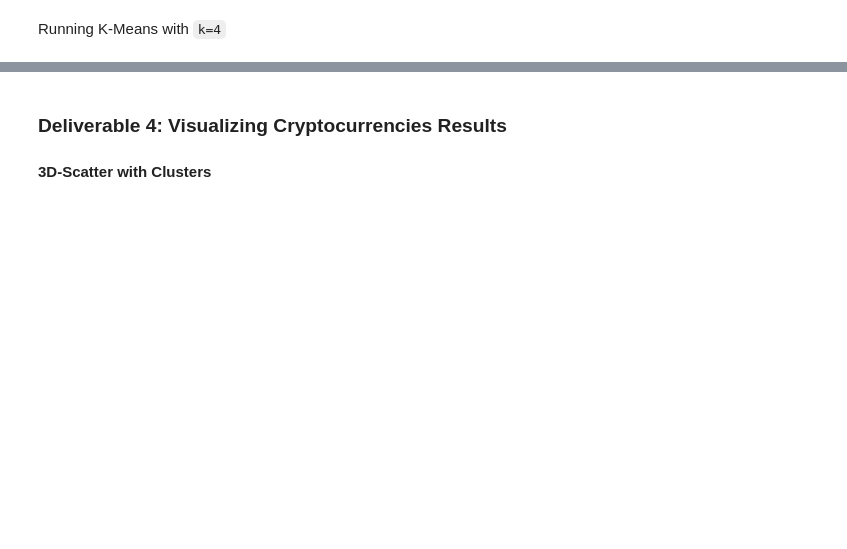
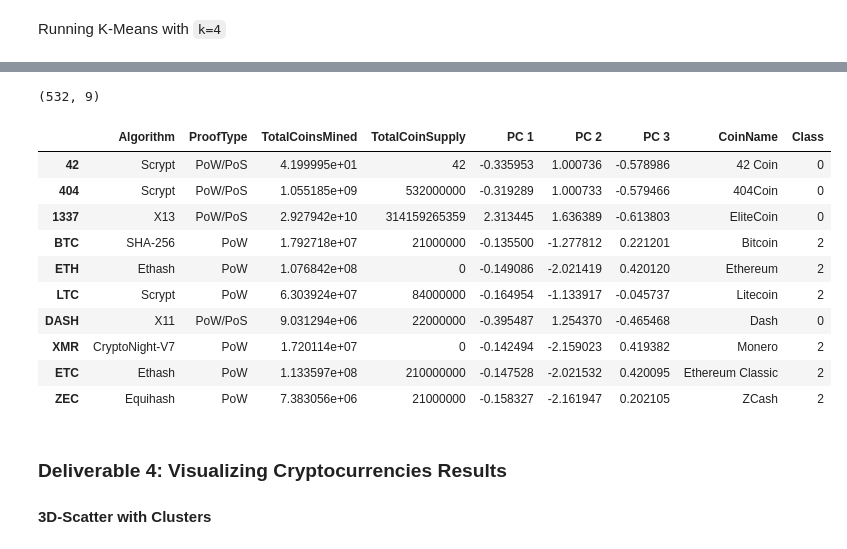
Before and after one commit to Njraman/Cryptocurrencies, a Jupyter notebook: crypto_clustering.ipynb, the cells around one changed output, grey strips where cells are left out. Drawn from its saved outputs; the diff is of its cells as text; code cells hidden in the pictures; blank space fills up the shorter version.

```diff
--- a/crypto_clustering.ipynb
+++ b/crypto_clustering.ipynb
@@ -249,10 +249,11 @@ df_elbow.hvplot.line(x="k", y="inertia", title="Elbow Curve", xticks=k)
 Running K-Means with `k=4`
 # %%
 # Initialize the K-Means model.
-# YOUR CODE HERE
+model = KMeans(n_clusters=4, random_state=5)
 
 # Fit the model
-# YOUR CODE HERE
+model.fit(pcs_df)
 
 # Predict clusters
-# YOUR CODE HERE
+predictions = model.predict(pcs_df)
+print(predictions)
@@ -259,17 +276,31 @@ Running K-Means with `k=4`
 # %%
 # Create a new DataFrame including predicted clusters and cryptocurrencies features.
 # Concatentate the crypto_df and pcs_df DataFrames on the same columns.
-# YOUR CODE HERE
+#frames  = [crypto_df, pcs_df]
+clustered_df = pd.concat([crypto_df, pcs_df.reindex(crypto_df.index)], axis=1)
 
 #  Add a new column, "CoinName" to the clustered_df DataFrame that holds the names of the cryptocurrencies.
-# YOUR CODE HERE
+clustered_df = pd.concat([clustered_df,crypto_names.reindex(clustered_df.index)], axis=1)
 
 #  Add a new column, "Class" to the clustered_df DataFrame that holds the predictions.
-# YOUR CODE HERE
+clustered_df["Class"] = model.labels_
 
 # Print the shape of the clustered_df
 print(clustered_df.shape)
 clustered_df.head(10)
+# %% [output]
+(532, 9)
+|  | Algorithm | ProofType | TotalCoinsMined | TotalCoinSupply | PC 1 | PC 2 | PC 3 | CoinName | Class |
+| 42 | Scrypt | PoW/PoS | 4.199995e+01 | 42 | -0.335953 | 1.000736 | -0.578986 | 42 Coin | 0 |
+| 404 | Scrypt | PoW/PoS | 1.055185e+09 | 532000000 | -0.319289 | 1.000733 | -0.579466 | 404Coin | 0 |
+| 1337 | X13 | PoW/PoS | 2.927942e+10 | 314159265359 | 2.313445 | 1.636389 | -0.613803 | EliteCoin | 0 |
+| BTC | SHA-256 | PoW | 1.792718e+07 | 21000000 | -0.135500 | -1.277812 | 0.221201 | Bitcoin | 2 |
+| ETH | Ethash | PoW | 1.076842e+08 | 0 | -0.149086 | -2.021419 | 0.420120 | Ethereum | 2 |
+| LTC | Scrypt | PoW | 6.303924e+07 | 84000000 | -0.164954 | -1.133917 | -0.045737 | Litecoin | 2 |
+| DASH | X11 | PoW/PoS | 9.031294e+06 | 22000000 | -0.395487 | 1.254370 | -0.465468 | Dash | 0 |
+| XMR | CryptoNight-V7 | PoW | 1.720114e+07 | 0 | -0.142494 | -2.159023 | 0.419382 | Monero | 2 |
+| ETC | Ethash | PoW | 1.133597e+08 | 210000000 | -0.147528 | -2.021532 | 0.420095 | Ethereum Classic | 2 |
+| ZEC | Equihash | PoW | 7.383056e+06 | 21000000 | -0.158327 | -2.161947 | 0.202105 | ZCash | 2 |
 # %% [markdown]
 ### Deliverable 4: Visualizing Cryptocurrencies Results
 
```
Also changed, not shown: parts of 1 cell of this notebook.
